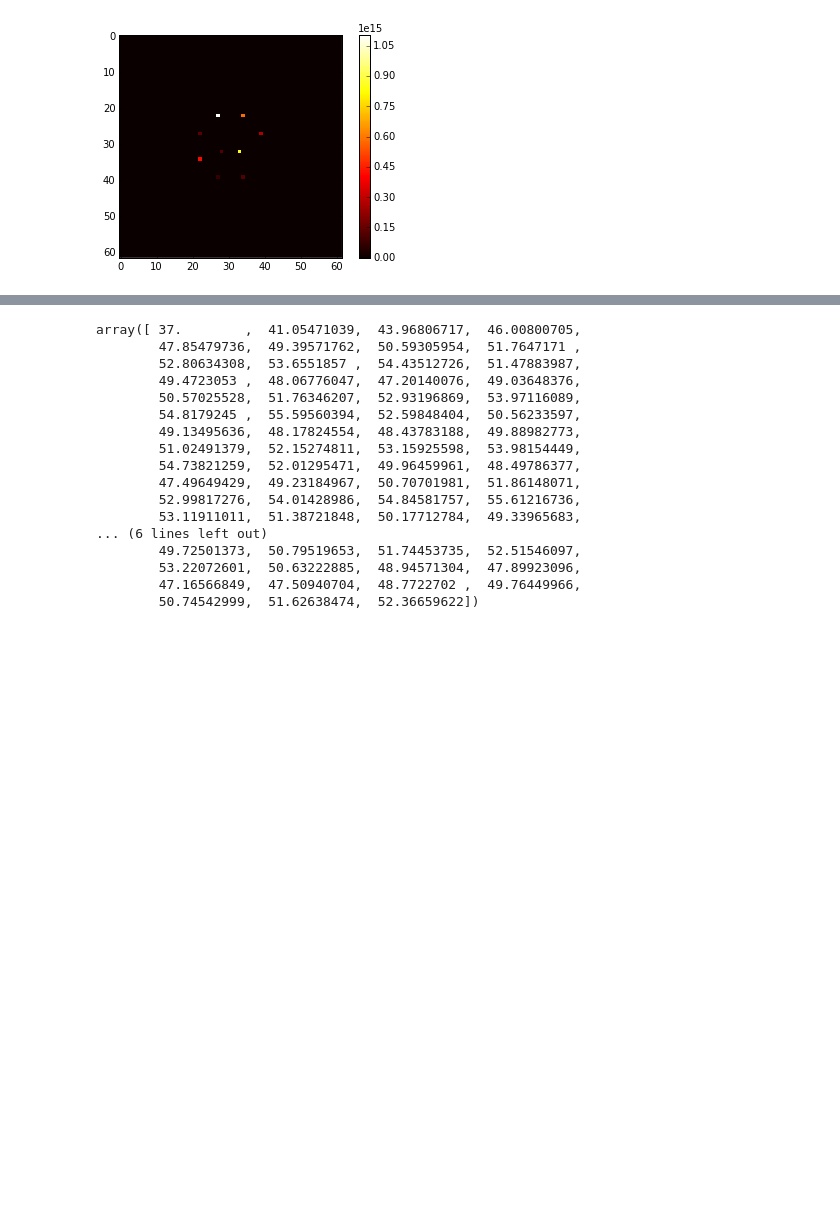
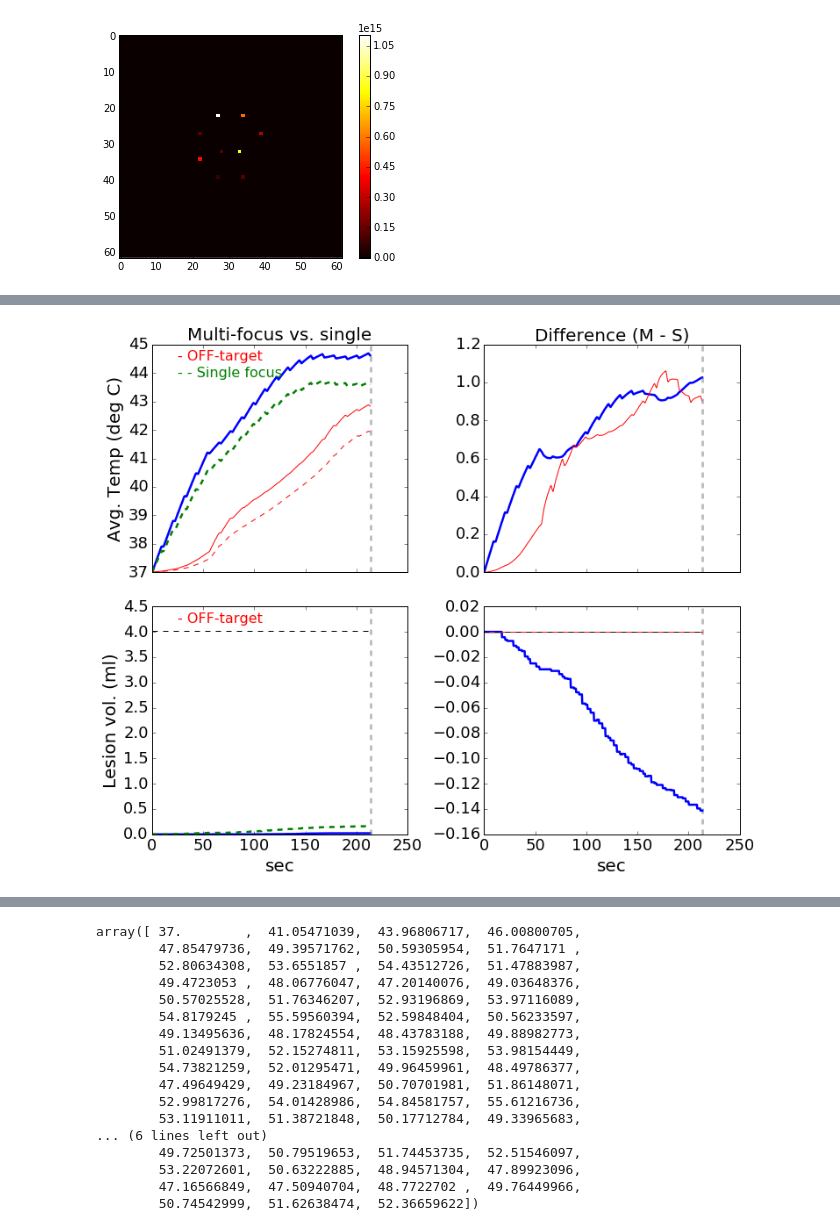
Before and after one commit to vlchaplin/fus_thermalmodelling, a Jupyter notebook: TrajectoryCompare.ipynb, the cells around one changed output, grey strips where cells are left out. Cells and saved outputs as stored; diff of their text form; code cells hidden in the pictures; blank space fills up the shorter version.

```diff
--- a/TrajectoryCompare.ipynb
+++ b/TrajectoryCompare.ipynb
@@ -34,7 +34,7 @@ importlib.reload(ablation_utils)
 <module 'ablation_utils' from 'C:\\Users\\vchaplin\\Documents\\HiFU\\code\\AblationSims\\ablation_utils.py'>
 # %%
 rho=1000
-Cp=3700
+Cp=4100
 c0=1540
 f0=1.2e6
 k0=f0*2*pi/c0
@@ -256,0 +291,2 @@ for n in range(0,Npass):
+# %%
+(junk,junk,npt)=ablation_utils.contstruct_circ_sonication_points(*traj)
@@ -345,0 +351,82 @@ plt.plot(interpTimes[[0,-1]], [totOnVol,totOnVol], '--k')
+# %%
+def roimaskSpatialAvg(data,mask):
+    return np.array(list(map( lambda plane: np.mean(plane[mask]), data)) )
+
+focplaneONAvg=roimaskSpatialAvg( interpTempFocPlane, ROION[:,:,focplaneZpix])
+focplaneOFFAvg=roimaskSpatialAvg( interpTempFocPlane, ROIOFF[:,:,focplaneZpix])
+focplaneONAvg0=roimaskSpatialAvg( interpTempFocPlane0, ROION[:,:,focplaneZpix])
+focplaneOFFAvg0=roimaskSpatialAvg( interpTempFocPlane0, ROIOFF[:,:,focplaneZpix])
+
+fig,axTable=plt.subplots(nrows=2,ncols=2,sharey=False,sharex=True,squeeze=False,gridspec_kw=dict(wspace=0.3,hspace=0.15), figsize=(12,10))
+
+#plt.figure(figsize=(10,10))
+#ax=plt.subplot(221)
+
+axTable[0,0].set_title('Multi-focus vs. single', fontsize=20)
+axTable[0,1].set_title('Difference (M - S)', fontsize=20)
+
+ax=axTable[0,0]
+
+#ax.set_xlabel('sec', fontsize=20)
+ax.set_ylabel('Avg. Temp (deg C)', fontsize=20)
+ax.tick_params(labelsize=18)
+
+multicolor=(0,0,0.8)
+pl=ax.plot(interpTimes, focplaneONAvg, '-',color='blue', linewidth=2.5  )
+ax.plot(interpTimes, focplaneOFFAvg, color='red' )
+
+ax.plot(interpTimes, focplaneONAvg0, '--',color='green', linewidth=2.5 )
+ax.plot(interpTimes, focplaneOFFAvg0, '--',color='red', linewidth=1.0 )
+
+plt.text(0.1, 0.93, '- OFF-target',transform=ax.transAxes, fontsize=16,fontdict=dict(color='red'))
+plt.text(0.1, 0.86, '- - Single focus',transform=ax.transAxes, fontsize=16,fontdict=dict(color='green'))
+
+#ax2=plt.subplot(222)
+#ax2.set_ylim(bottom=ax.get_ylim()[0], top=ax.get_ylim()[1])
+
+ax2=axTable[0,1]
+#ax2.set_xlabel('sec', fontsize=20)
+ax2.tick_params(labelsize=18)
+pl=ax2.plot(interpTimes, focplaneONAvg - focplaneONAvg0, '-',color='blue', linewidth=2.5 )
+ax2.plot(interpTimes, focplaneOFFAvg - focplaneOFFAvg0, '-',color='red', linewidth=1.0 )
+
+vlineOpt = dict(color=[0.5, 0.5, 0.5], linestyle='--',linewidth=3.0,alpha=0.5)
+for n in range(1,Npass+1):
+    ax.axvline(x=passTime*n, **vlineOpt)
+    ax2.axvline(x=passTime*n, **vlineOpt)
+
+
+
+voxVolmL=(dx*dy*dz)*1e9*1e-3
+totOnVol=voxVolmL*np.sum(ROION)
+
+ax=axTable[1,0]
+#ax=plt.subplot(223)
+ax.set_xlabel('sec', fontsize=20)
+ax.set_ylabel('Lesion vol. (ml)', fontsize=20)
+ax.tick_params(labelsize=18)
+multicolor=(0,0,0.8)
+ax.plot(interpTimes, voxVolmL*interp240VolON, '-',color='blue', linewidth=2.5  )
+ax.plot(interpTimes, voxVolmL*(interp240Vol - interp240VolON), color='red' )
+ax.plot(interpTimes, voxVolmL*(interp240Vol0 - interp240VolON0), '--',color='red', linewidth=1.0 )
+ax.plot(interpTimes, voxVolmL*interp240VolON0, '--',color='green', linewidth=2.5 )
+
+ax.plot(interpTimes[[0,-1]], [totOnVol,totOnVol], '--k')
+plt.text(0.1, 0.93, '- OFF-target',transform=ax.transAxes, fontsize=16,fontdict=dict(color='red'))
+
+ax2=axTable[1,1]
+#ax2=plt.subplot(224)
+#ax2.set_ylim(bottom=0.0, top=ax.get_ylim()[1])
+ax2.set_xlabel('sec', fontsize=20)
+ax2.tick_params(labelsize=18)
+
+vlineOpt = dict(color=[0.5, 0.5, 0.5], linestyle='--',linewidth=3.0,alpha=0.5)
+for n in range(1,Npass+1):
+    ax.axvline(x=passTime*n, **vlineOpt)
+    ax2.axvline(x=passTime*n, **vlineOpt)
+
+#plt.plot(interpTimes, interp240Vol0, '--', color='0.0', linewidth=1.0 )
+ax2.plot(interpTimes, voxVolmL*(interp240VolON-interp240VolON0), '-',color='blue', linewidth=2.5 )
+ax2.plot(interpTimes, voxVolmL*(interp240Vol - interp240VolON - (interp240Vol0 - interp240VolON0)), color='red', linewidth=1.0 )
+ax2.plot(interpTimes[[0,-1]], [0,0], '--k')
+# %% [output]
@@ -345,0 +434 @@ plt.plot(interpTimes[[0,-1]], [totOnVol,totOnVol], '--k')
+[figure, added]
```
Also changed, not shown: parts of 40 cells of this notebook.
